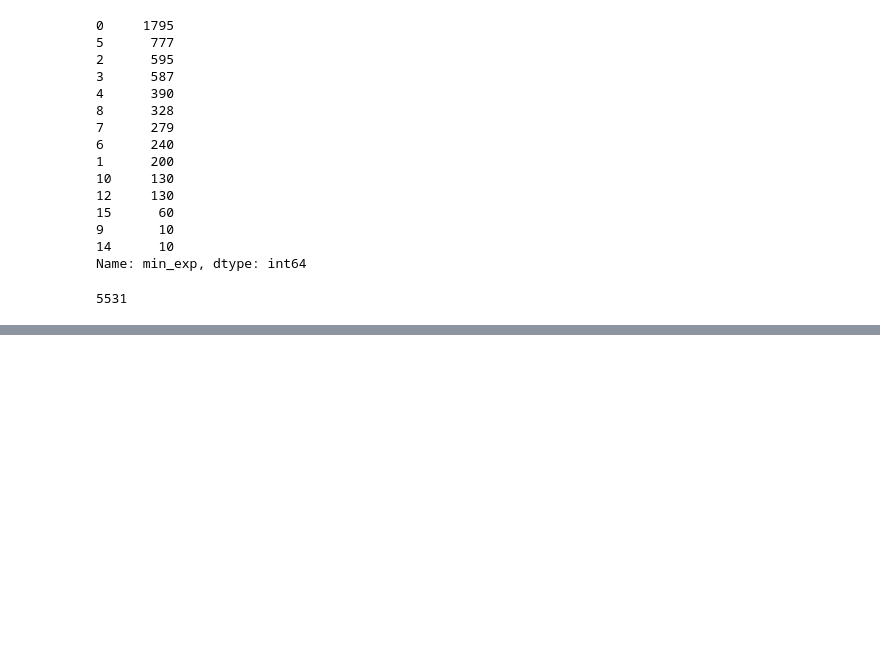
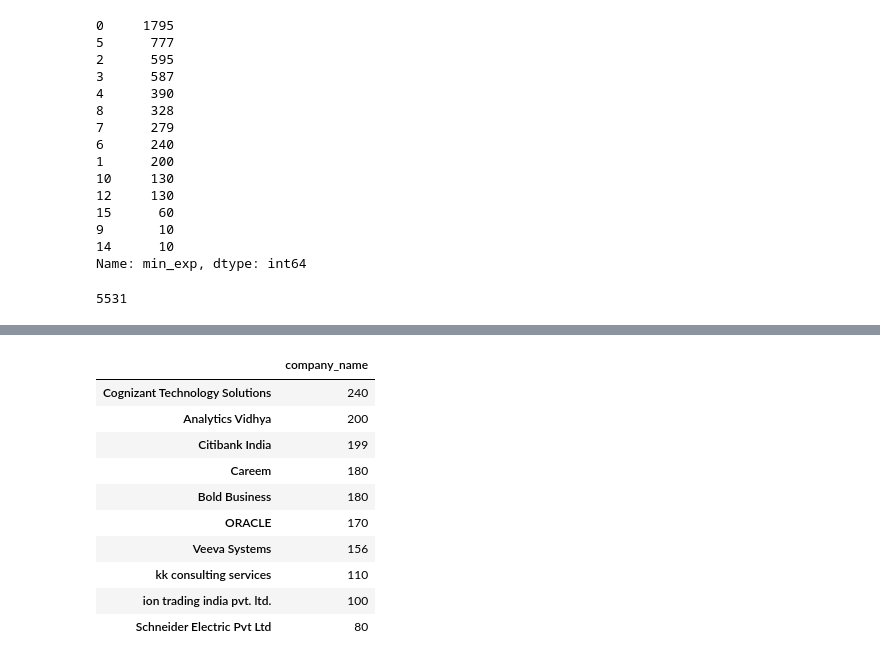
Before and after one commit to mykeldee/data-science-jobs-storytelling, a Jupyter notebook: data_analysis.ipynb, the cells around one changed output, grey strips where cells are left out. Drawn from its saved outputs; the diff is of its cells as text; code cells hidden in the pictures; blank space fills up the shorter version.

```diff
--- a/data_analysis.ipynb
+++ b/data_analysis.ipynb
@@ -192,0 +195,14 @@ Name: company_name, Length: 224, dtype: int64
+# %%
+tab.head(10).style.format().highlight_max(color='green')
+# %% [output]
+|  | company_name |
+| Cognizant Technology Solutions | 240 |
+| Analytics Vidhya | 200 |
+| Citibank India | 199 |
+| Careem | 180 |
+| Bold Business | 180 |
+| ORACLE | 170 |
+| Veeva Systems | 156 |
+| kk consulting services | 110 |
+| ion trading india pvt. ltd. | 100 |
+| Schneider Electric Pvt Ltd | 80 |
```
Also changed, not shown: parts of 2 cells of this notebook, 3 other files.
